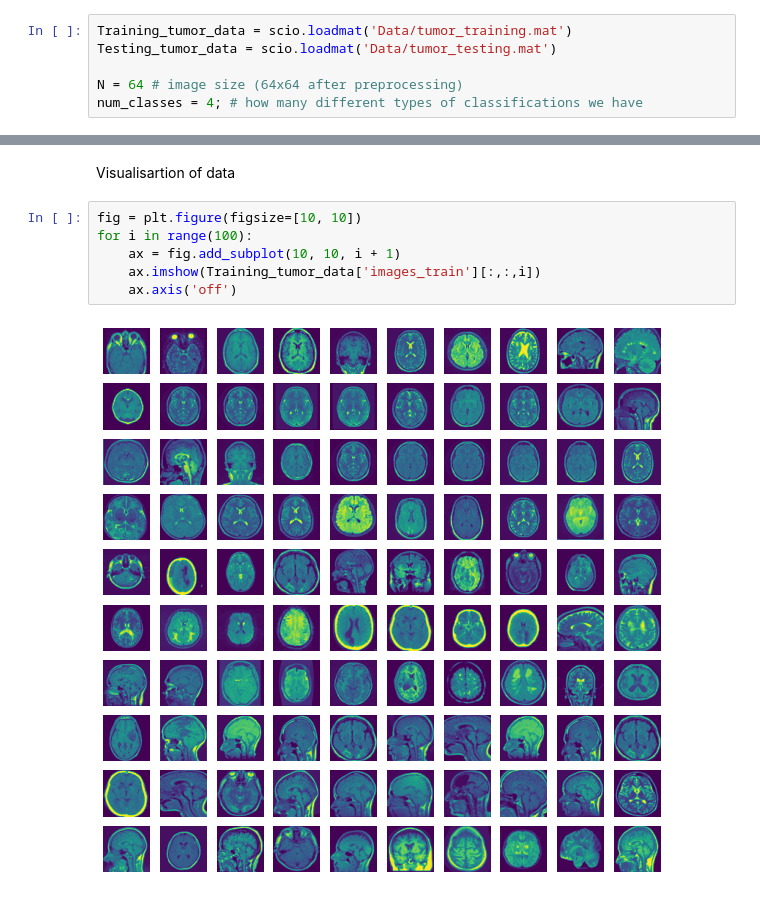
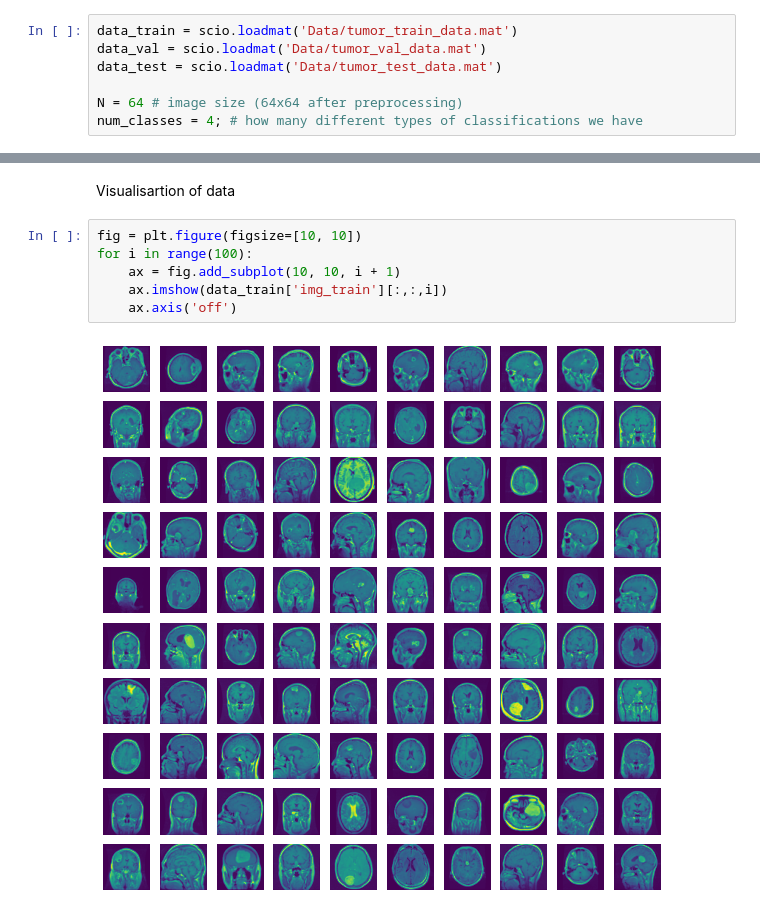
Before and after one commit to Shahak-Kuba/CAB420_Group, a Jupyter notebook: MRI_Tumor_Classifier.ipynb, the cells around one changed output, grey strips where cells are left out. Drawn from its saved outputs; the diff is of its cells as text.

Commit message:
More model modifications and Data preprocessing

```diff
--- a/MRI_Tumor_Classifier.ipynb
+++ b/MRI_Tumor_Classifier.ipynb
@@ -26,8 +27,9 @@ import numpy as np
 # %% [markdown]
 Loading in the data
 # %%
-Training_tumor_data = scio.loadmat('Data/tumor_training.mat')
-Testing_tumor_data = scio.loadmat('Data/tumor_testing.mat')
+data_train = scio.loadmat('Data/tumor_train_data.mat')
+data_val = scio.loadmat('Data/tumor_val_data.mat')
+data_test = scio.loadmat('Data/tumor_test_data.mat')
 
 N = 64 # image size (64x64 after preprocessing)
 num_classes = 4; # how many different types of classifications we have
@@ -36,9 +54,9 @@ Visualisartion of data
 # %%
 fig = plt.figure(figsize=[10, 10])
 for i in range(100):
     ax = fig.add_subplot(10, 10, i + 1)
-    ax.imshow(Training_tumor_data['images_train'][:,:,i])
+    ax.imshow(data_train['img_train'][:,:,i])
     ax.axis('off')
 # %% [output]
-[figure, old version]
+[figure, new version]
 # %%
```
Also changed, not shown: parts of 18 cells of this notebook, 9 other files.
